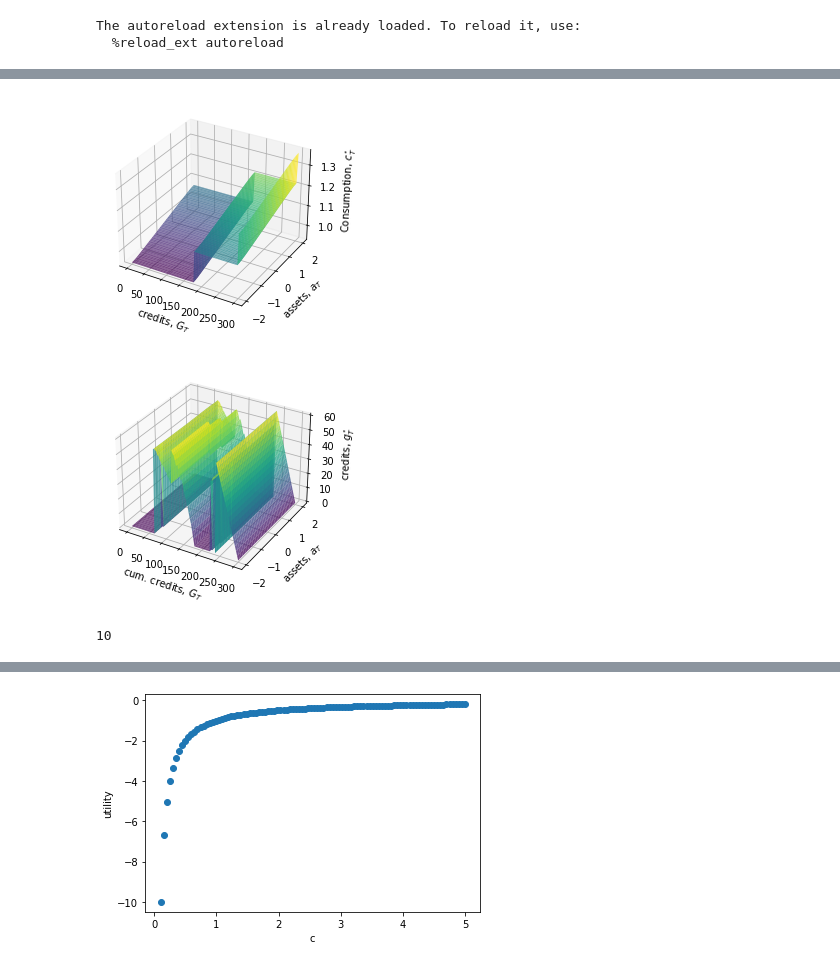
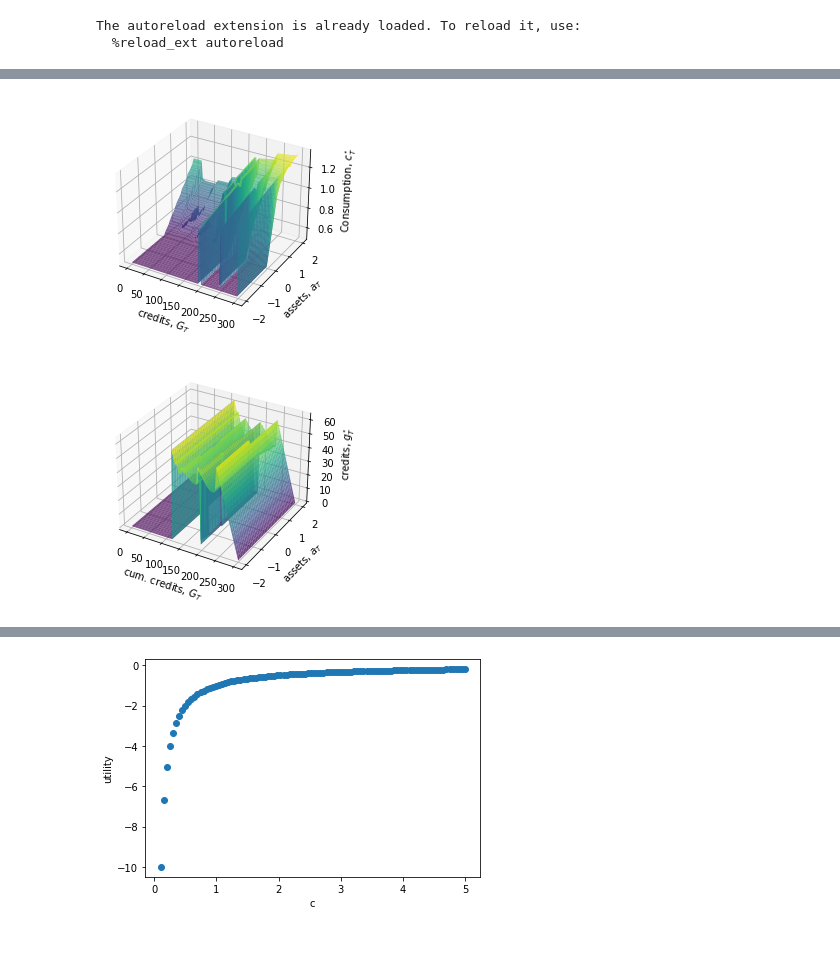
Before and after one commit to aiabondegaard/speciale2, a Jupyter notebook: breakdown_notebook.ipynb, the cells around one changed output, grey strips where cells are left out. Drawn from its saved outputs; the diff is of its cells as text; code cells hidden in the pictures.

```diff
--- a/breakdown_notebook.ipynb
+++ b/breakdown_notebook.ipynb
@@ -46,17 +46,17 @@ Wall time: 18min
 # %%
 # last period
 a_mesh, G_mesh = np.meshgrid(par.a_grid[:],par.G_grid,indexing='ij')
 
-t = par.T-42
+t = par.T-49
 fig = plt.figure()
 ax = plt.axes(projection='3d')
 
 ax.plot_surface(G_mesh, a_mesh, sol.c[t,0,:,:],rstride=1,cstride=1,cmap='viridis', edgecolor='none',alpha=0.75);
 ax.set(xlabel='credits, $G_{T}$',ylabel='assets, $a_T$',zlabel='Consumption, $c_{T}^{\star}$');
 # %% [output]
-[figure, old version]
+[figure, new version]
 # %%
-t = par.T-44
+t = par.T-46
 
 fig = plt.figure()
 ax = plt.axes(projection='3d')
@@ -64,11 +64,7 @@ ax = plt.axes(projection='3d')
 ax.plot_surface(G_mesh, a_mesh, sol.g[t,1,:,:],rstride=1,cstride=1,cmap='viridis', edgecolor='none',alpha=0.75);
 ax.set(xlabel='cum. credits, $G_{T}$',ylabel='assets, $a_T$',zlabel='credits, $g_{T}^{\star}$');
 # %% [output]
-[figure, old version]
+[figure, new version]
-# %%
-par.Nm
-# %% [output]
-10
 # %%
 print(sol.c_s[par.T-5,0,:,29])
 # %% [output]
```
Also changed, not shown: parts of 16 cells of this notebook, 1 other file.
